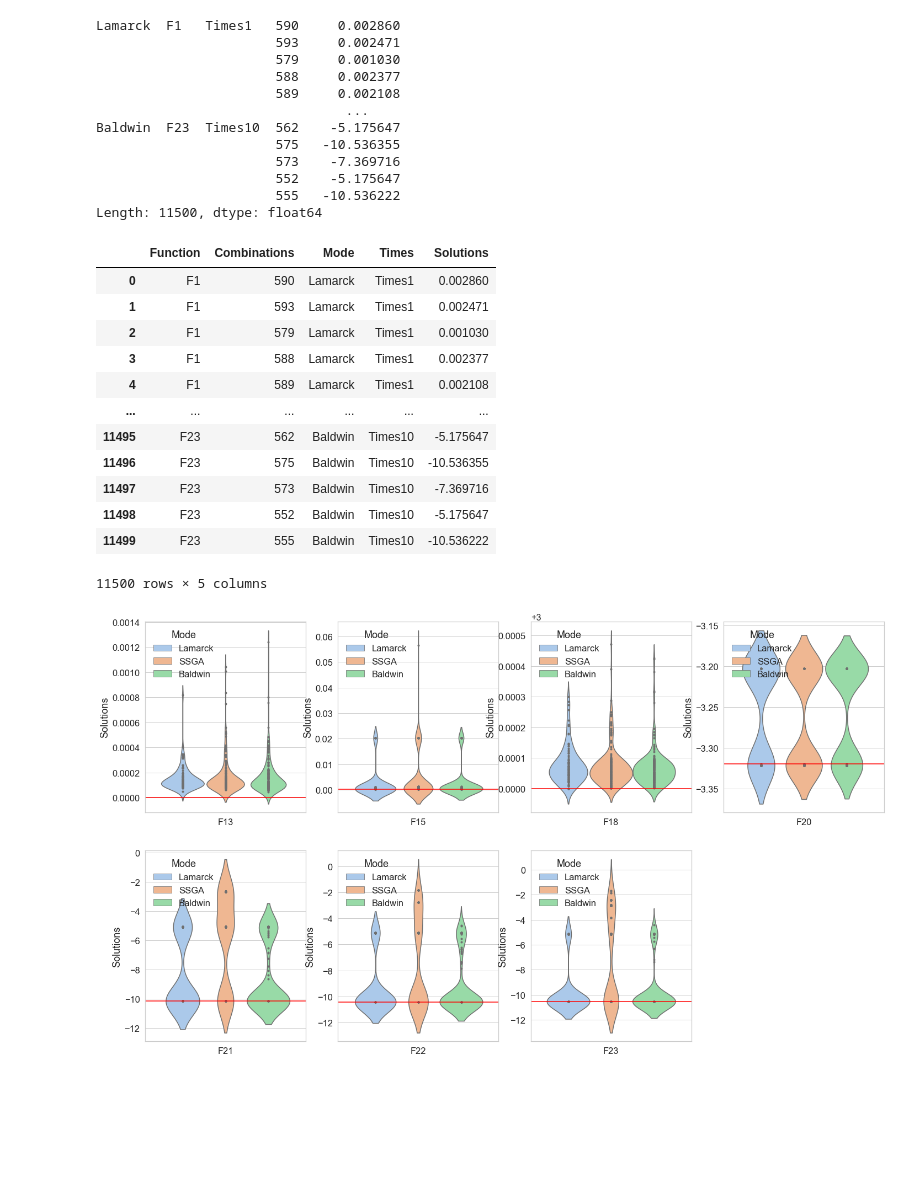
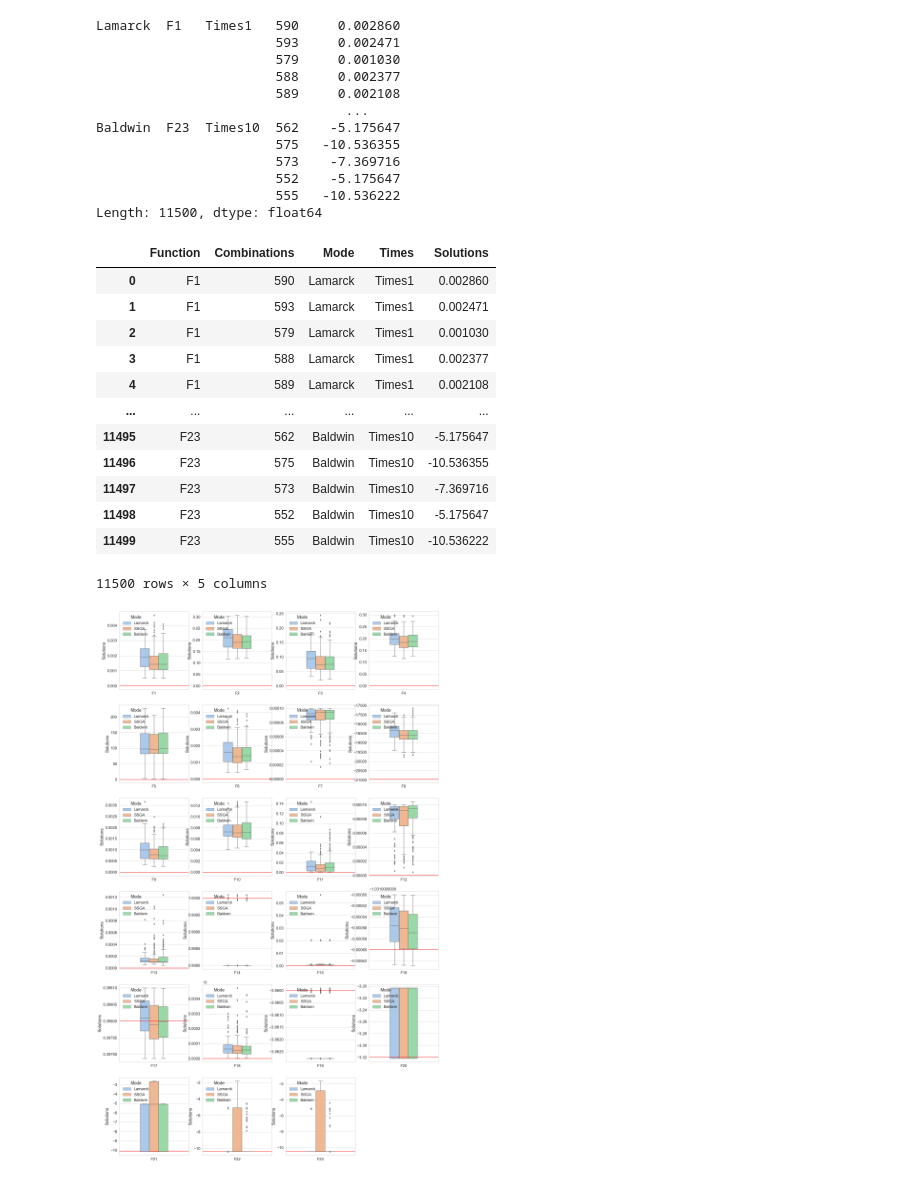
Before and after one commit to JIAOJIAOMEI/Evolution_algorithm, a Jupyter notebook: Final/plots/dataseerawdata.ipynb, the cells around one changed output. Drawn from its saved outputs; the diff is of its cells as text; code cells hidden in the pictures; blank space fills up the shorter version.

```diff
--- a/Final/plots/dataseerawdata.ipynb
+++ b/Final/plots/dataseerawdata.ipynb
@@ -47,18 +47,22 @@ dataframe["Solutions"] = dataframe["Solutions"].replace("NAN", 0)
 dataframe["Solutions"] = pd.to_numeric(dataframe["Solutions"])
 dataframe = dataframe.reset_index(drop=False)
 display(dataframe)
-function_list = ["F" + str(i) for i in [13,15,18,20,21,22,23]]
-opt = [0,0.0003,3,-3.32,-10.1532, -10.4028, -10.5363]
+# function_list = ["F" + str(i) for i in [13,15,18,20,21,22,23]]
+function_list = ["F" + str(i) for i in range(1,24,1)]
+opt = [0.0, 0.0, 0.0, 0.0, 0.0, 0.0, 0.0, -418.98 * 50, 0.0, 0.0, 0.0, 0.0, 0.0, 1.0, 0.0003, -1.0316, 0.398, 3.0,
+       -3.86, -3.32, -10.1532,-10.4028, -10.5363]
+# opt = [0,0.0003,3,-3.32,-10.1532, -10.4028, -10.5363]
 def show_graph(dataframe):
     sns.set_theme(style="whitegrid", palette="pastel",font_scale=1.5)
     dist_cols = 4
-    dist_rows = 2
+    dist_rows = 6
     plt.figure(figsize=(6 * dist_cols, 7 * dist_rows))
     i = 1
     for function in function_list:
         dataf = dataframe[dataframe["Function"] == function]
         plt.subplot(dist_rows, dist_cols, i)
-        ax = sns.violinplot(data=dataf, y="Solutions",x="Function",hue="Mode",inner="points")
+        # ax = sns.violinplot(data=dataf, y="Solutions",x="Function",hue="Mode",inner="points")
+        ax = sns.boxplot(data=dataf, y="Solutions",x="Function",hue="Mode",width=0.4)
         sns.move_legend(ax, "upper left", bbox_to_anchor=(0,1), frameon=False)
         plt.axhline(y=opt[i-1],color="red")
         plt.xlabel(" ")
@@ -66,31 +70,31 @@ def show_graph(dataframe):
         i = i + 1
     plt.savefig("./violin_plots_3.png", dpi=1200, bbox_inches='tight')
     plt.show()
 show_graph(dataframe=dataframe)
 # %% [output]
 Lamarck  F1   Times1   590     0.002860
                        593     0.002471
                        579     0.001030
                        588     0.002377
                        589     0.002108
                                 ...
 Baldwin  F23  Times10  562    -5.175647
                        575   -10.536355
                        573    -7.369716
                        552    -5.175647
                        555   -10.536222
 Length: 11500, dtype: float64
 |  | Function | Combinations | Mode | Times | Solutions |
 | 0 | F1 | 590 | Lamarck | Times1 | 0.002860 |
 | 1 | F1 | 593 | Lamarck | Times1 | 0.002471 |
 | 2 | F1 | 579 | Lamarck | Times1 | 0.001030 |
 | 3 | F1 | 588 | Lamarck | Times1 | 0.002377 |
 | 4 | F1 | 589 | Lamarck | Times1 | 0.002108 |
 | ... | ... | ... | ... | ... | ... |
 | 11495 | F23 | 562 | Baldwin | Times10 | -5.175647 |
 | 11496 | F23 | 575 | Baldwin | Times10 | -10.536355 |
 | 11497 | F23 | 573 | Baldwin | Times10 | -7.369716 |
 | 11498 | F23 | 552 | Baldwin | Times10 | -5.175647 |
 | 11499 | F23 | 555 | Baldwin | Times10 | -10.536222 |
 11500 rows × 5 columns
-[figure, old version]
+[figure, new version]
```
Also changed, not shown: 13 other files.
